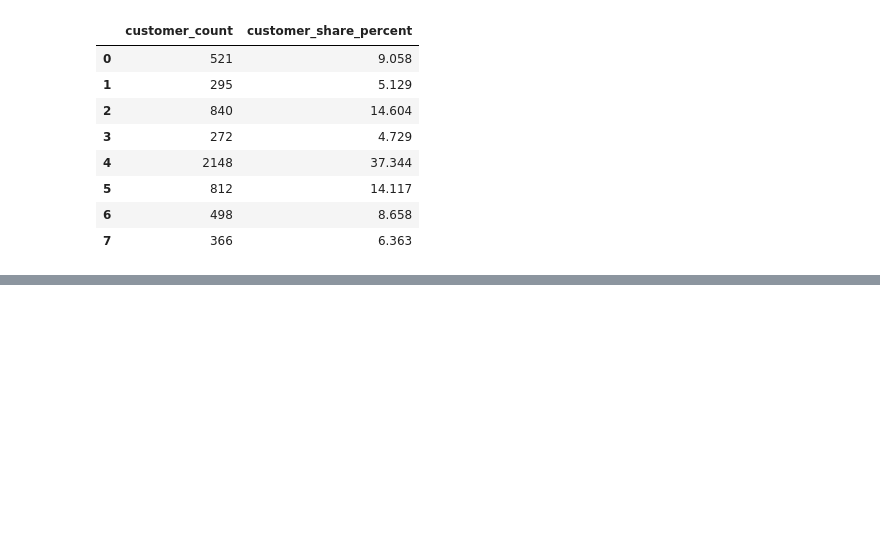
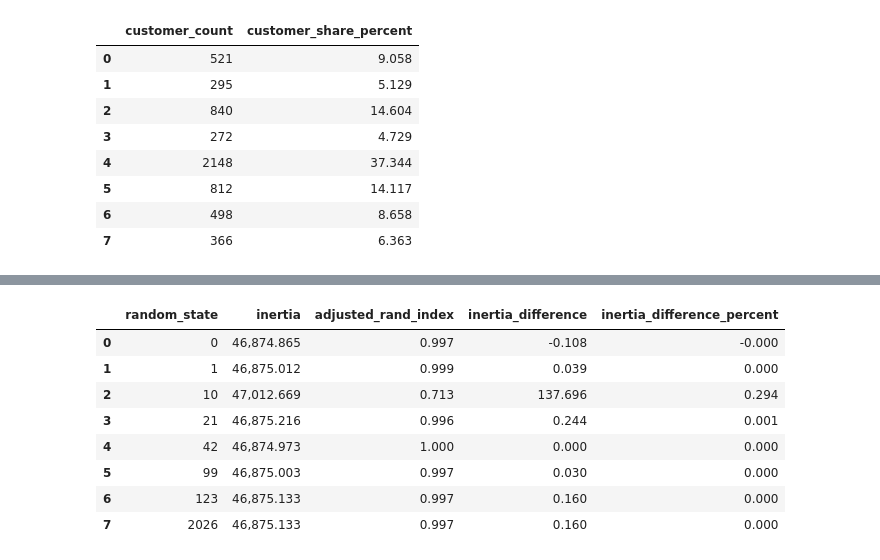
Before and after one commit to norawinkler/traveltide-customer-segmentation, a Jupyter notebook: notebooks/03_customer_segmentation.ipynb, the cells around one changed output, grey strips where cells are left out. Cells and saved outputs as stored; diff of their text form; code cells hidden in the pictures; blank space fills up the shorter version.

```diff
--- a/notebooks/03_customer_segmentation.ipynb
+++ b/notebooks/03_customer_segmentation.ipynb
@@ -196,0 +239,21 @@ Nicht numerische Spalten:
+# %%
+# Benötigte Kennzahlen vorbereiten
+
+customer_features["total_discount_offer_count"] = (
+    customer_features["flight_discount_offer_count"]
+    + customer_features["hotel_discount_offer_count"]
+)
+
+customer_features["total_discounted_booking_count"] = (
+    customer_features["discounted_flight_booking_count"]
+    + customer_features["discounted_hotel_booking_count"]
+)
+
+customer_features["booking_discount_rate"] = np.where(
+    customer_features["total_discount_offer_count"] > 0,
+    (
+        customer_features["total_discounted_booking_count"]
+        / customer_features["total_discount_offer_count"]
+    ),
+    np.nan
+)
@@ -1520,0 +2127,7 @@ Clustergrößen für k = 8
+# %%
+# Bisherige K-Means-Lösung mit k = 8 als Referenz
+
+selected_k = 8
+
+reference_model = kmeans_models[selected_k]
+reference_labels = reference_model.labels_
@@ -1520,0 +2211,27 @@ Clustergrößen für k = 8
+# %%
+# Inertia-Abweichung ergänzen
+
+reference_inertia = reference_model.inertia_
+
+stability_results["inertia_difference"] = (
+    stability_results["inertia"]
+    - reference_inertia
+)
+
+stability_results["inertia_difference_percent"] = (
+    stability_results["inertia_difference"]
+    / reference_inertia
+    * 100
+)
+
+display(stability_results)
+# %% [output]
+|  | random_state | inertia | adjusted_rand_index | inertia_difference | inertia_difference_percent |
+| 0 | 0 | 46,874.865 | 0.997 | -0.108 | -0.000 |
+| 1 | 1 | 46,875.012 | 0.999 | 0.039 | 0.000 |
+| 2 | 10 | 47,012.669 | 0.713 | 137.696 | 0.294 |
+| 3 | 21 | 46,875.216 | 0.996 | 0.244 | 0.001 |
+| 4 | 42 | 46,874.973 | 1.000 | 0.000 | 0.000 |
+| 5 | 99 | 46,875.003 | 0.997 | 0.030 | 0.000 |
+| 6 | 123 | 46,875.133 | 0.997 | 0.160 | 0.000 |
+| 7 | 2026 | 46,875.133 | 0.997 | 0.160 | 0.000 |
```
Also changed, not shown: parts of 29 cells of this notebook.
